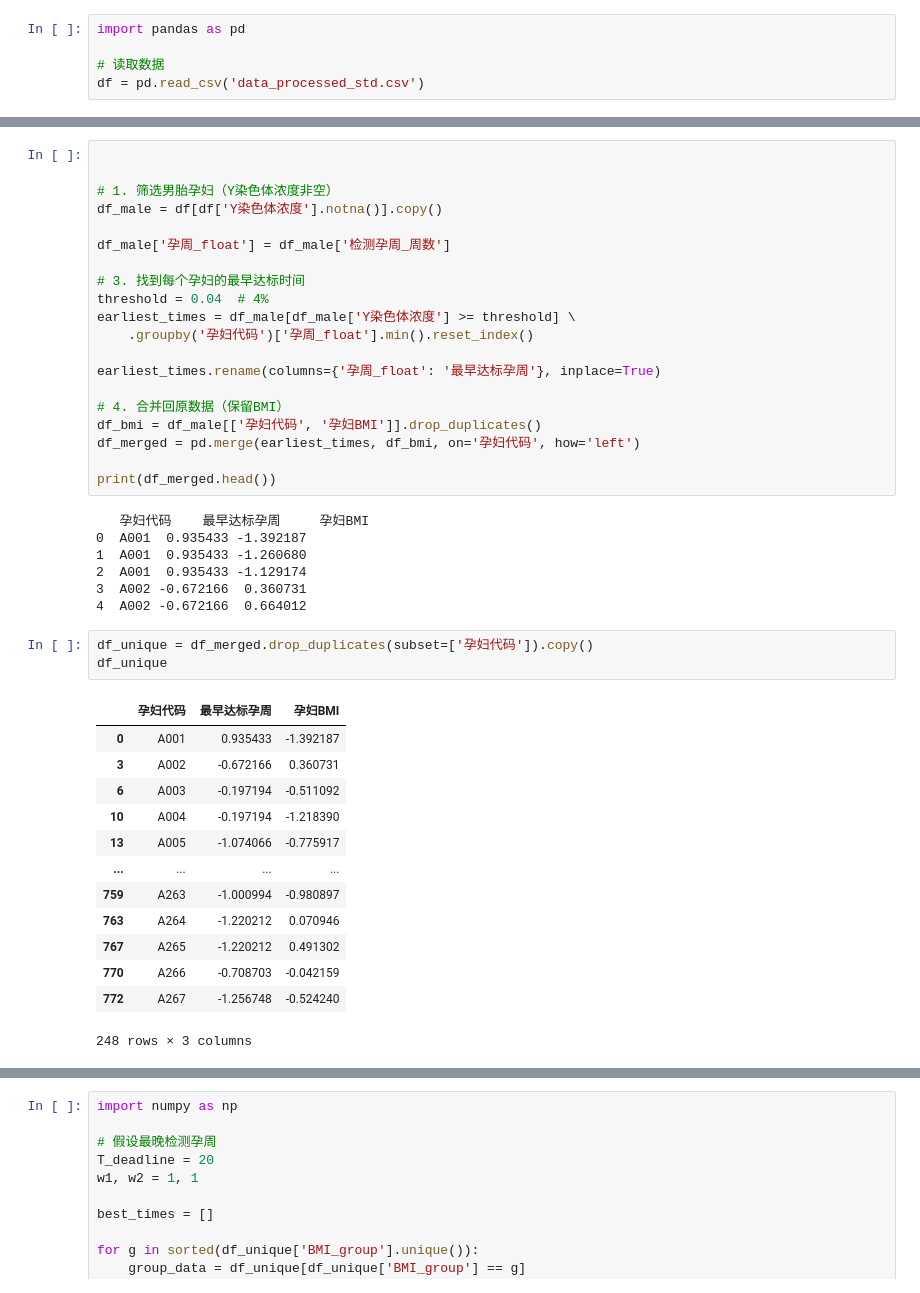
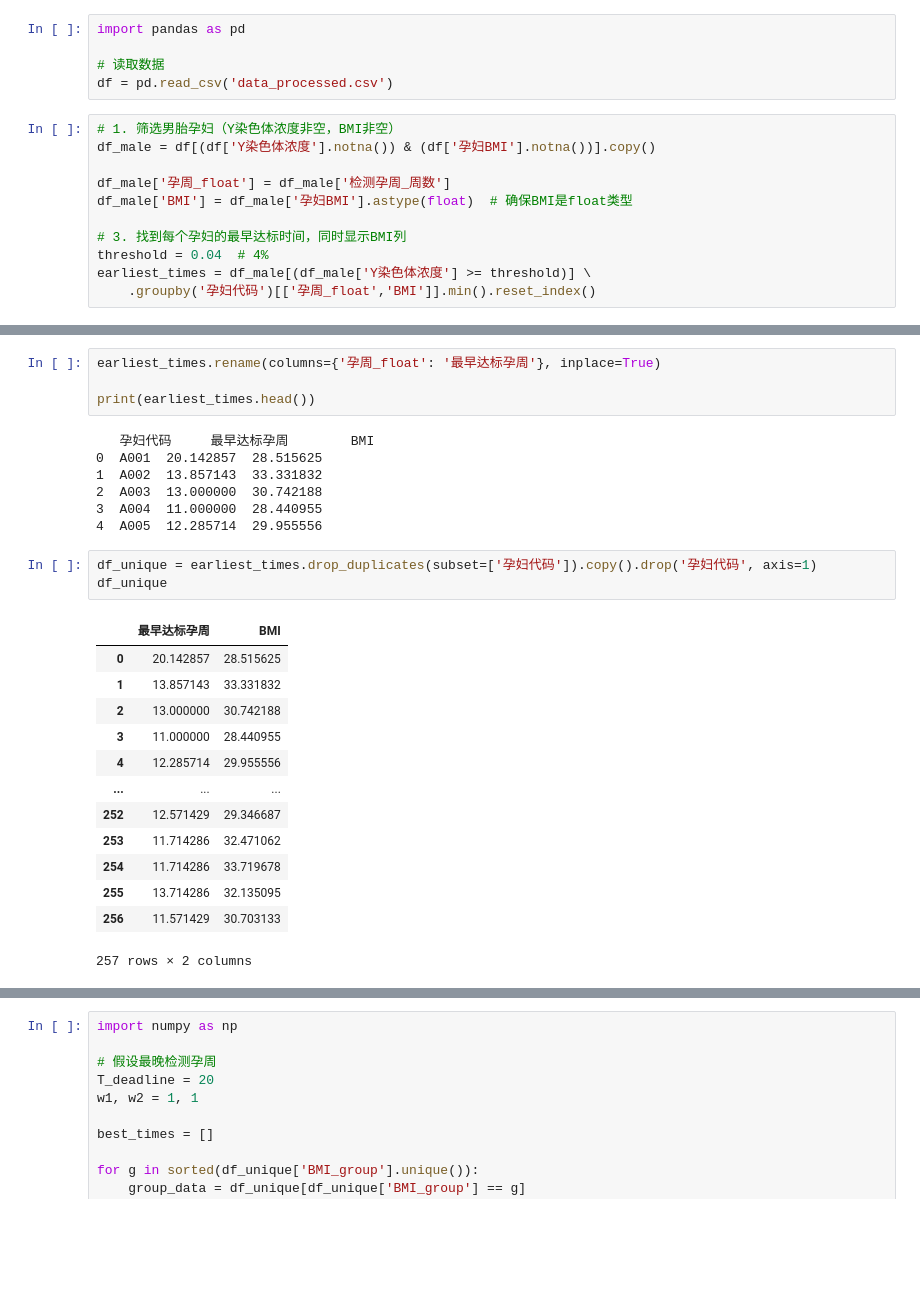
Before and after one commit to heerheer/sxjm-2025-school, a Jupyter notebook: ques2.ipynb, the cells around one changed output, grey strips where cells are left out. Saved outputs shown, nothing was run; the diff lists cells and outputs as text; blank space fills up the shorter version.

```diff
--- a/ques2.ipynb
+++ b/ques2.ipynb
@@ -2,4 +2,15 @@
 import pandas as pd
 
 # 读取数据
-df = pd.read_csv('data_processed_std.csv')
+df = pd.read_csv('data_processed.csv')
+# %%
+# 1. 筛选男胎孕妇（Y染色体浓度非空，BMI非空）
+df_male = df[(df['Y染色体浓度'].notna()) & (df['孕妇BMI'].notna())].copy()
+
+df_male['孕周_float'] = df_male['检测孕周_周数']
+df_male['BMI'] = df_male['孕妇BMI'].astype(float)  # 确保BMI是float类型
+
+# 3. 找到每个孕妇的最早达标时间，同时显示BMI列
+threshold = 0.04  # 4%
+earliest_times = df_male[(df_male['Y染色体浓度'] >= threshold)] \
+    .groupby('孕妇代码')[['孕周_float','BMI']].min().reset_index()
@@ -6,47 +45,31 @@ df = pd.read_csv('data_processed_std.csv')
 # %%
-
-
-# 1. 筛选男胎孕妇（Y染色体浓度非空）
-df_male = df[df['Y染色体浓度'].notna()].copy()
-
-df_male['孕周_float'] = df_male['检测孕周_周数']
-
-# 3. 找到每个孕妇的最早达标时间
-threshold = 0.04  # 4%
-earliest_times = df_male[df_male['Y染色体浓度'] >= threshold] \
-    .groupby('孕妇代码')['孕周_float'].min().reset_index()
-
 earliest_times.rename(columns={'孕周_float': '最早达标孕周'}, inplace=True)
 
-# 4. 合并回原数据（保留BMI）
-df_bmi = df_male[['孕妇代码', '孕妇BMI']].drop_duplicates()
-df_merged = pd.merge(earliest_times, df_bmi, on='孕妇代码', how='left')
-
-print(df_merged.head())
+print(earliest_times.head())
 # %% [output]
-   孕妇代码    最早达标孕周     孕妇BMI
-0  A001  0.935433 -1.392187
-1  A001  0.935433 -1.260680
-2  A001  0.935433 -1.129174
-3  A002 -0.672166  0.360731
-4  A002 -0.672166  0.664012
+   孕妇代码     最早达标孕周        BMI
+0  A001  20.142857  28.515625
+1  A002  13.857143  33.331832
+2  A003  13.000000  30.742188
+3  A004  11.000000  28.440955
+4  A005  12.285714  29.955556
 # %%
-df_unique = df_merged.drop_duplicates(subset=['孕妇代码']).copy()
+df_unique = earliest_times.drop_duplicates(subset=['孕妇代码']).copy().drop('孕妇代码', axis=1)
 df_unique
 # %% [output]
-|  | 孕妇代码 | 最早达标孕周 | 孕妇BMI |
-| 0 | A001 | 0.935433 | -1.392187 |
-| 3 | A002 | -0.672166 | 0.360731 |
-| 6 | A003 | -0.197194 | -0.511092 |
-| 10 | A004 | -0.197194 | -1.218390 |
-| 13 | A005 | -1.074066 | -0.775917 |
-| ... | ... | ... | ... |
-| 759 | A263 | -1.000994 | -0.980897 |
-| 763 | A264 | -1.220212 | 0.070946 |
-| 767 | A265 | -1.220212 | 0.491302 |
-| 770 | A266 | -0.708703 | -0.042159 |
-| 772 | A267 | -1.256748 | -0.524240 |
+|  | 最早达标孕周 | BMI |
+| 0 | 20.142857 | 28.515625 |
+| 1 | 13.857143 | 33.331832 |
+| 2 | 13.000000 | 30.742188 |
+| 3 | 11.000000 | 28.440955 |
+| 4 | 12.285714 | 29.955556 |
+| ... | ... | ... |
+| 252 | 12.571429 | 29.346687 |
+| 253 | 11.714286 | 32.471062 |
+| 254 | 11.714286 | 33.719678 |
+| 255 | 13.714286 | 32.135095 |
+| 256 | 11.571429 | 30.703133 |
-248 rows × 3 columns
+257 rows × 2 columns
 # %%
 from sklearn.cluster import KMeans
 import numpy as np
```
Also changed, not shown: parts of 5 cells of this notebook, 15 other files.
